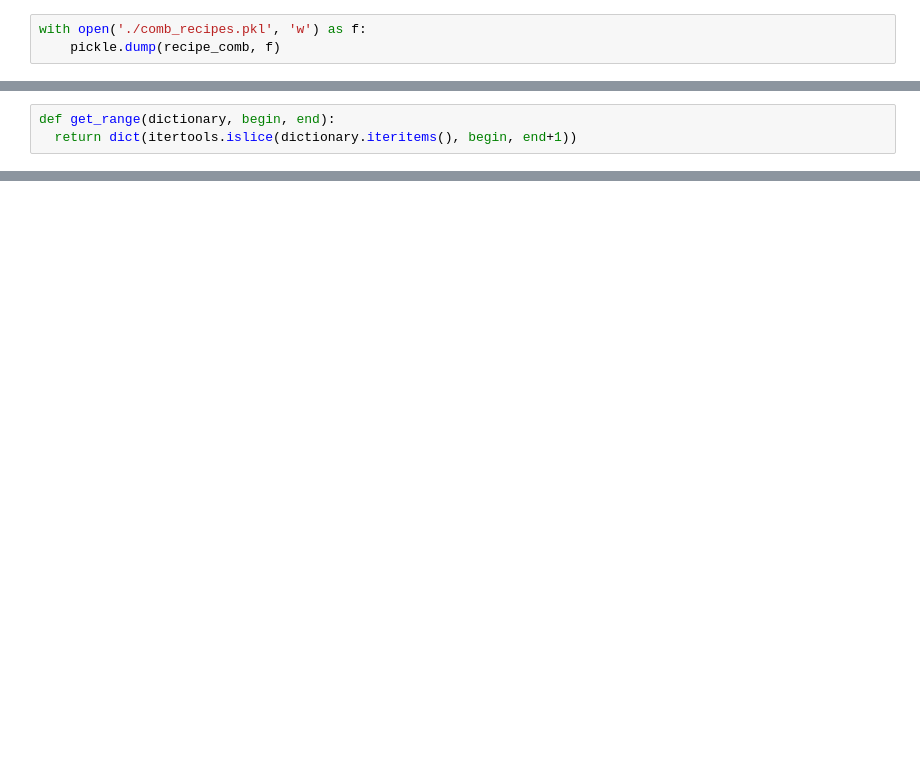
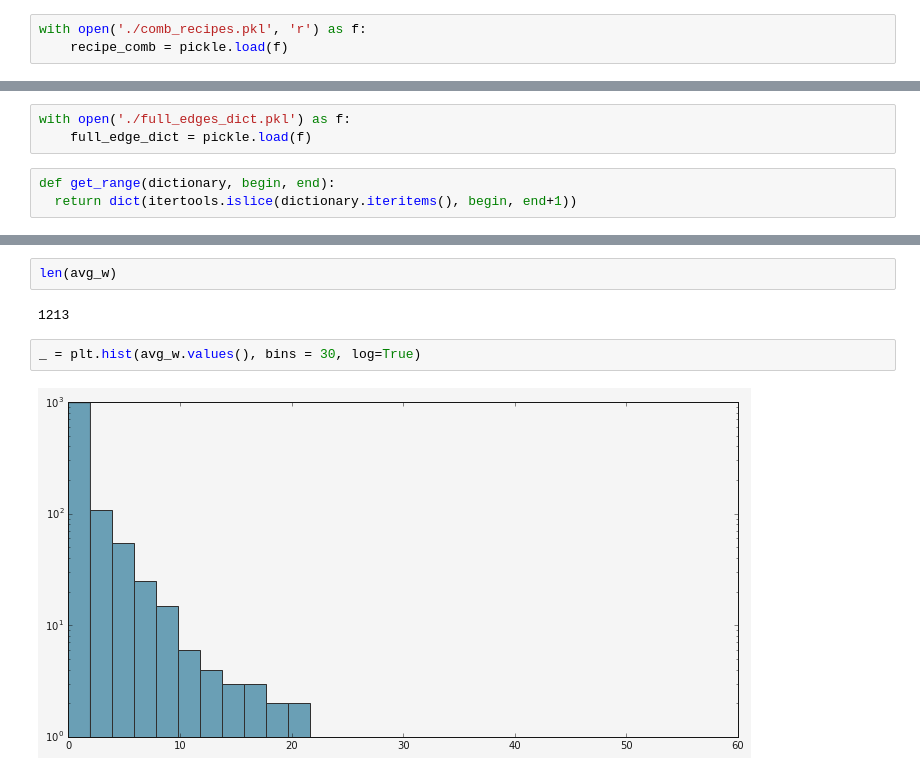
Before and after one commit to drschwenk/mixedCompany, a Jupyter notebook: recipe_weights.ipynb, the cells around one changed output, grey strips where cells are left out. Drawn from its saved outputs; the diff is of its cells as text; blank space fills up the shorter version.

Commit message:
Working on null model
have the pairwise recipes

```diff
--- a/recipe_weights.ipynb
+++ b/recipe_weights.ipynb
@@ -39,8 +37,8 @@ recipe_comb = {}
 for f in recipe_raw:
     recipe_comb.update(f)
 # %%
-with open('./comb_recipes.pkl', 'w') as f:
-    pickle.dump(recipe_comb, f)
+with open('./comb_recipes.pkl', 'r') as f:
+    recipe_comb = pickle.load(f)
 # %%
 with open('./data/second_ing_flav_dict.pkl', 'r') as f:
     comp_ing_dict = pickle.load(f)
@@ -50,6 +50,9 @@ cocktail_set = set([i.strip().lower() for sublist in cocktail_ing_lists for i in
 # %%
 with open('./backbone_edges_dict.pkl') as f:
     edge_dict = pickle.load(f)
+# %%
+with open('./full_edges_dict.pkl') as f:
+    full_edge_dict = pickle.load(f)
 # %%
 def get_range(dictionary, begin, end):
   return dict(itertools.islice(dictionary.iteritems(), begin, end+1))
@@ -58,0 +97,8 @@ with open('./avg_recipe_weights.pkl', 'r') as f:
+# %%
+len(avg_w)
+# %% [output]
+1213
+# %%
+_ = plt.hist(avg_w.values(), bins = 30, log=True)
+# %% [output]
+[figure, added]
```
Also changed, not shown: parts of 38 cells of this notebook, 2 other files.
